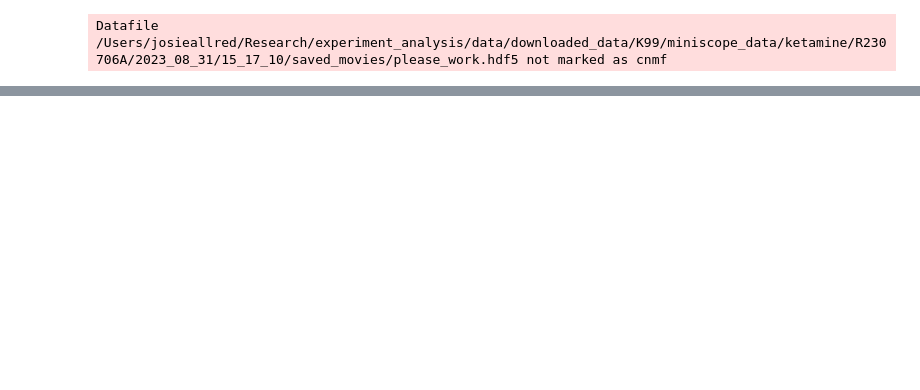
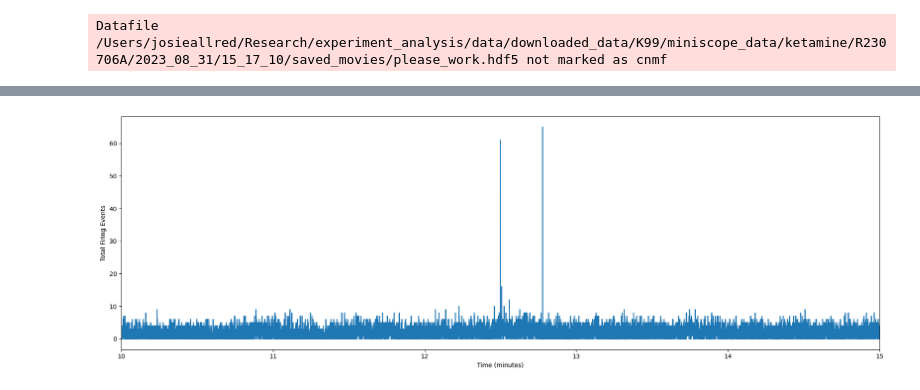
Before and after one commit to emelon8/ACE-NeuroTools, a Jupyter notebook: data_analysis/analysis.ipynb, the cells around one changed output, grey strips where cells are left out. Cells and saved outputs as stored; diff of their text form; code cells hidden in the pictures; blank space fills up the shorter version.

```diff
--- a/data_analysis/analysis.ipynb
+++ b/data_analysis/analysis.ipynb
@@ -54,0 +174,19 @@ plt.eventplot(event_times)
+# %%
+fps = 60
+C_sum = np.sum(C_fires, axis=0)
+
+# Convert the frame range to minutes by dividing by (fps * 60)
+time_minutes = np.arange(n1 * fps * 60, n2 * fps * 60) / (fps * 60)
+
+plt.figure(figsize=(18, 6))
+plt.plot(time_minutes, C_sum)
+
+minute_ticks = np.arange(n1, n2 + 1, 1)
+plt.xticks(minute_ticks)
+plt.xlim(n1, n2)
+
+plt.xlabel('Time (minutes)')
+plt.ylabel('Total Firing Events')
+plt.tight_layout()
+# %% [output]
+[figure, added]
```
Also changed, not shown: parts of 13 cells of this notebook.
